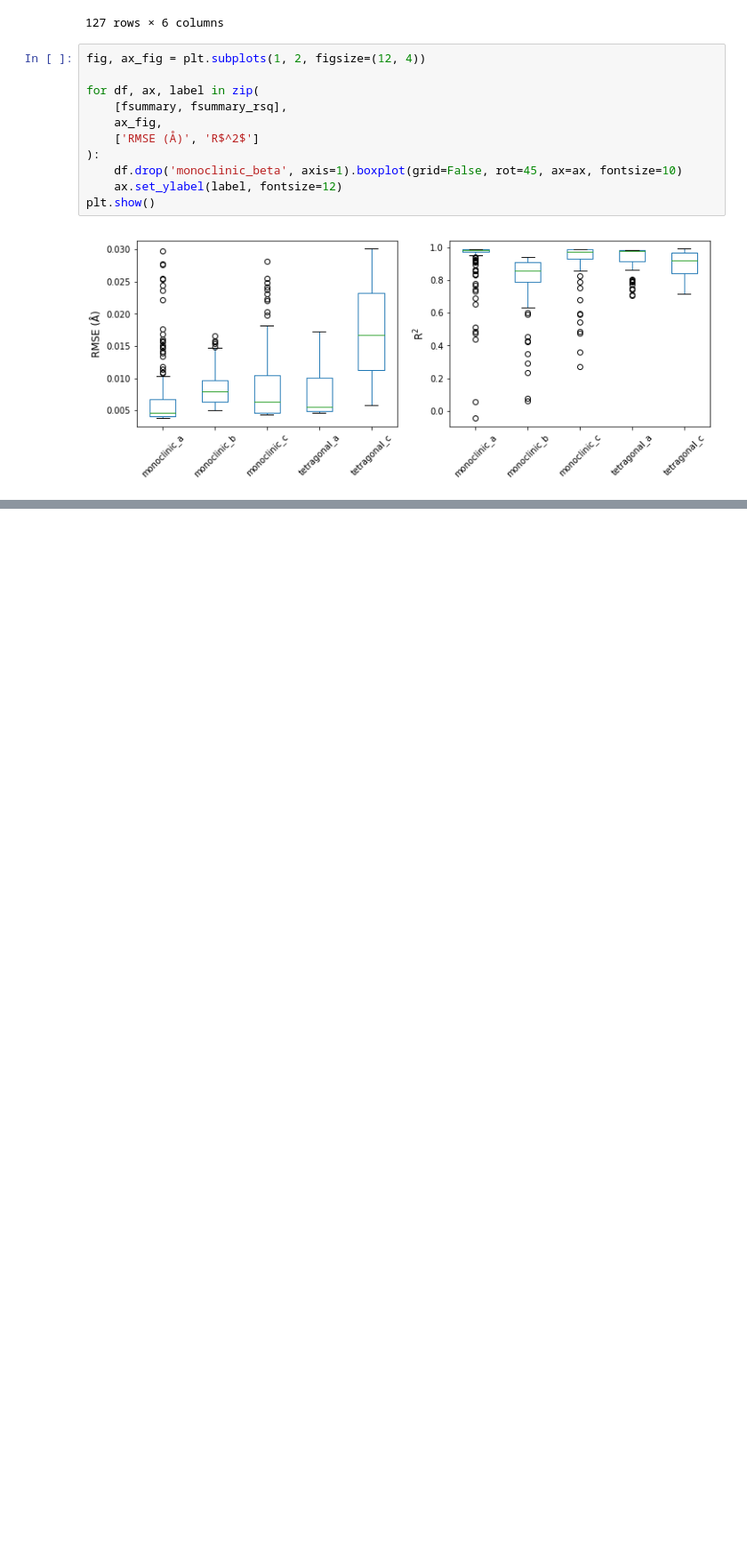
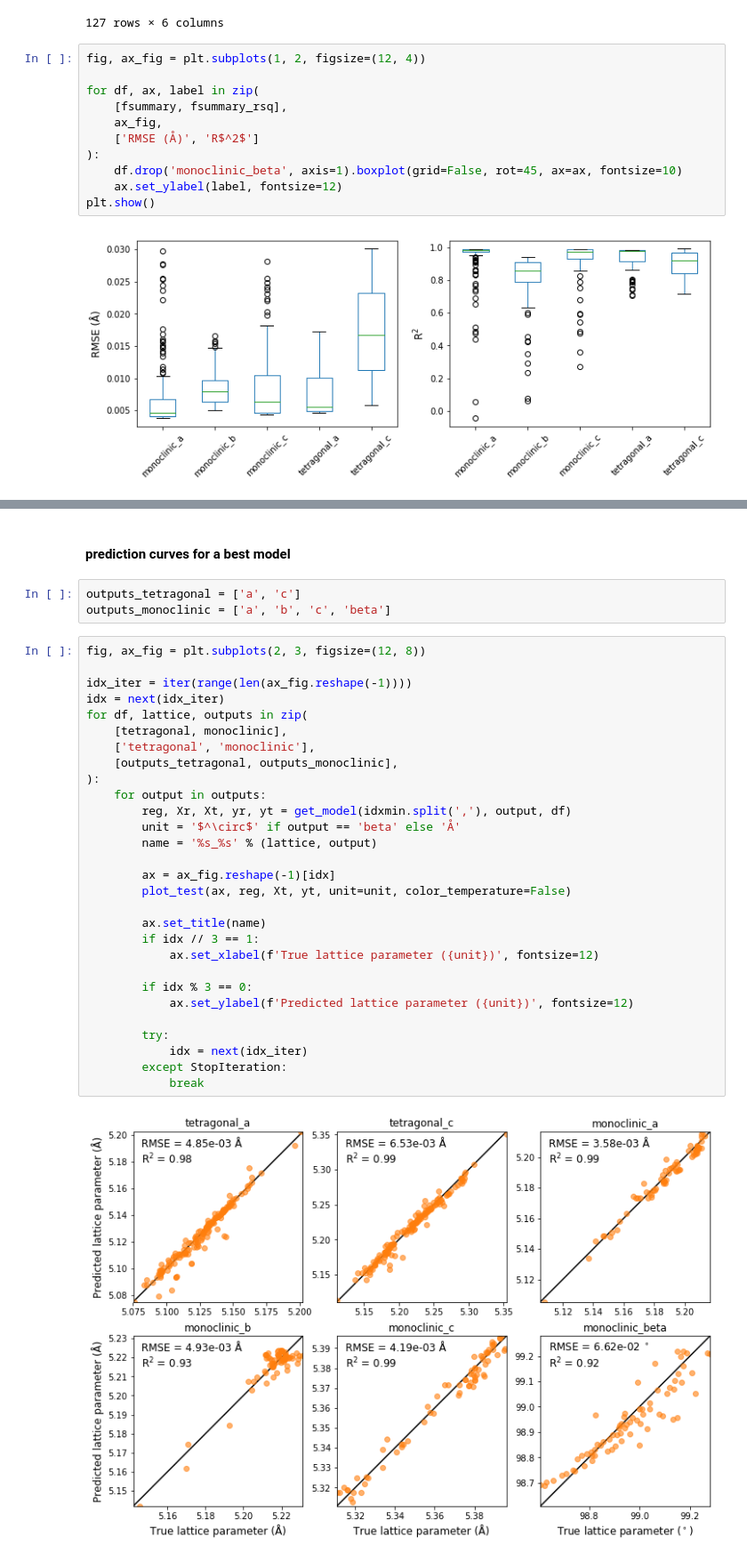
Before and after one commit to dskoda/smceramics, a Jupyter notebook: features_selection.ipynb, the cells around one changed output, grey strips where cells are left out. Shown: that part at 89% size. Saved outputs shown, nothing was run; the diff lists cells and outputs as text; blank space fills up the shorter version.

```diff
--- a/features_selection.ipynb
+++ b/features_selection.ipynb
@@ -201,0 +247,36 @@ summary.groupby('parameter').mean()
+# %% [markdown]
+#### prediction curves for a best model
+# %%
+outputs_tetragonal = ['a', 'c']
+outputs_monoclinic = ['a', 'b', 'c', 'beta']
+# %%
+fig, ax_fig = plt.subplots(2, 3, figsize=(12, 8))
+
+idx_iter = iter(range(len(ax_fig.reshape(-1))))
+idx = next(idx_iter)
+for df, lattice, outputs in zip(
+    [tetragonal, monoclinic],
+    ['tetragonal', 'monoclinic'],
+    [outputs_tetragonal, outputs_monoclinic],
+):
+    for output in outputs:
+        reg, Xr, Xt, yr, yt = get_model(idxmin.split(','), output, df)
+        unit = '$^\circ$' if output == 'beta' else 'Å'
+        name = '%s_%s' % (lattice, output)
+
+        ax = ax_fig.reshape(-1)[idx]
+        plot_test(ax, reg, Xt, yt, unit=unit, color_temperature=False)
+
+        ax.set_title(name)
+        if idx // 3 == 1:
+            ax.set_xlabel(f'True lattice parameter ({unit})', fontsize=12)
+
+        if idx % 3 == 0:
+            ax.set_ylabel(f'Predicted lattice parameter ({unit})', fontsize=12)
+
+        try:
+            idx = next(idx_iter)
+        except StopIteration:
+            break
+# %% [output]
+[figure, added]
```
Also changed, not shown: parts of 8 cells of this notebook.
